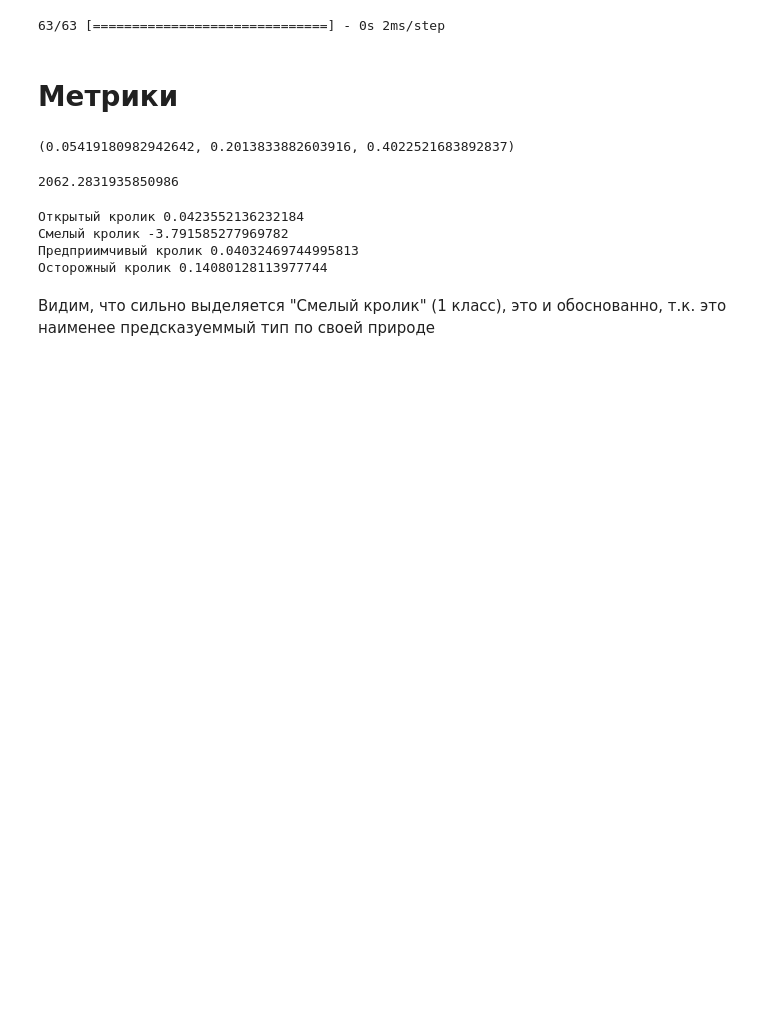
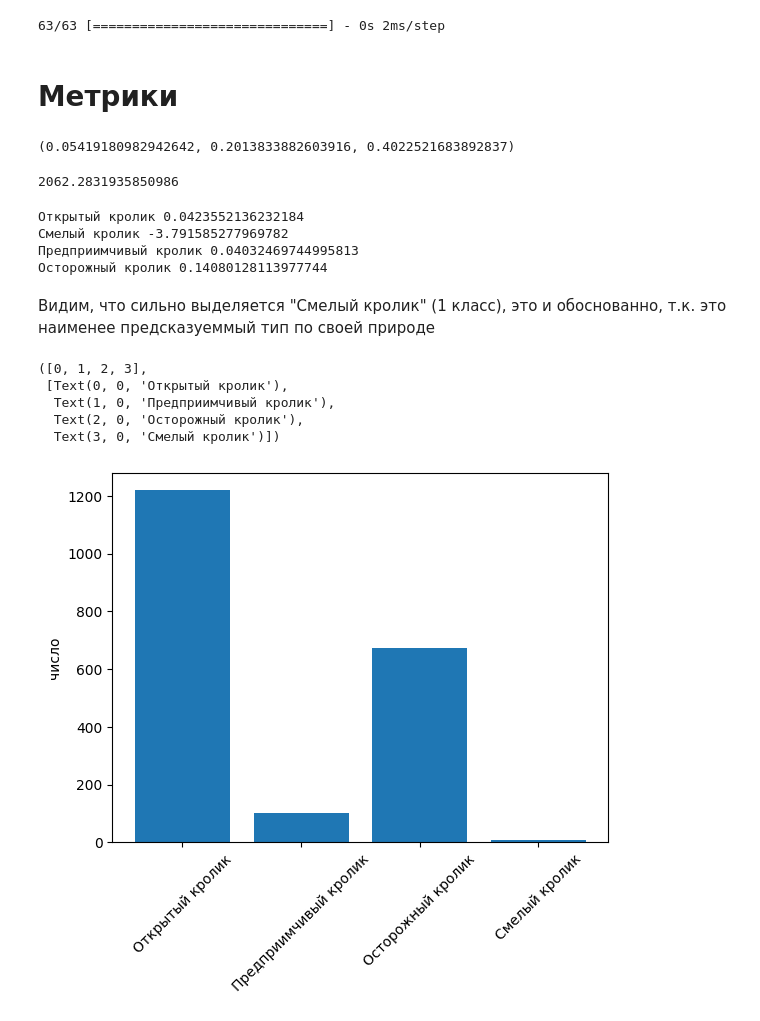
Before and after one commit to AderaTeam/ML-Model, a Jupyter notebook: test.ipynb, the cells around one changed output. Drawn from its saved outputs; the diff is of its cells as text; code cells hidden in the pictures; blank space fills up the shorter version.

```diff
--- a/test.ipynb
+++ b/test.ipynb
@@ -196,0 +199,15 @@ print('Осторожный кролик', r2_score(dataset_preprocessed_y[class
+# %%
+from collections import Counter
+x = Counter(dataset_preprocessed_x[:, 0].T.tolist())
+r = {"3": "Осторожный кролик", "1": "Смелый кролик",
+     "2": "Предприимчивый кролик", "0": "Открытый кролик"}
+plt.bar(list(map(lambda a: r[str(int(a))], list(dict(x).keys()))), dict(x).values())
+plt.ylabel('число')
+plt.xticks(rotation=45)
+# %% [output]
+([0, 1, 2, 3],
+ [Text(0, 0, 'Открытый кролик'),
+  Text(1, 0, 'Предприимчивый кролик'),
+  Text(2, 0, 'Осторожный кролик'),
+  Text(3, 0, 'Смелый кролик')])
+[figure, added]
```
Also changed, not shown: parts of 1 cell of this notebook.
